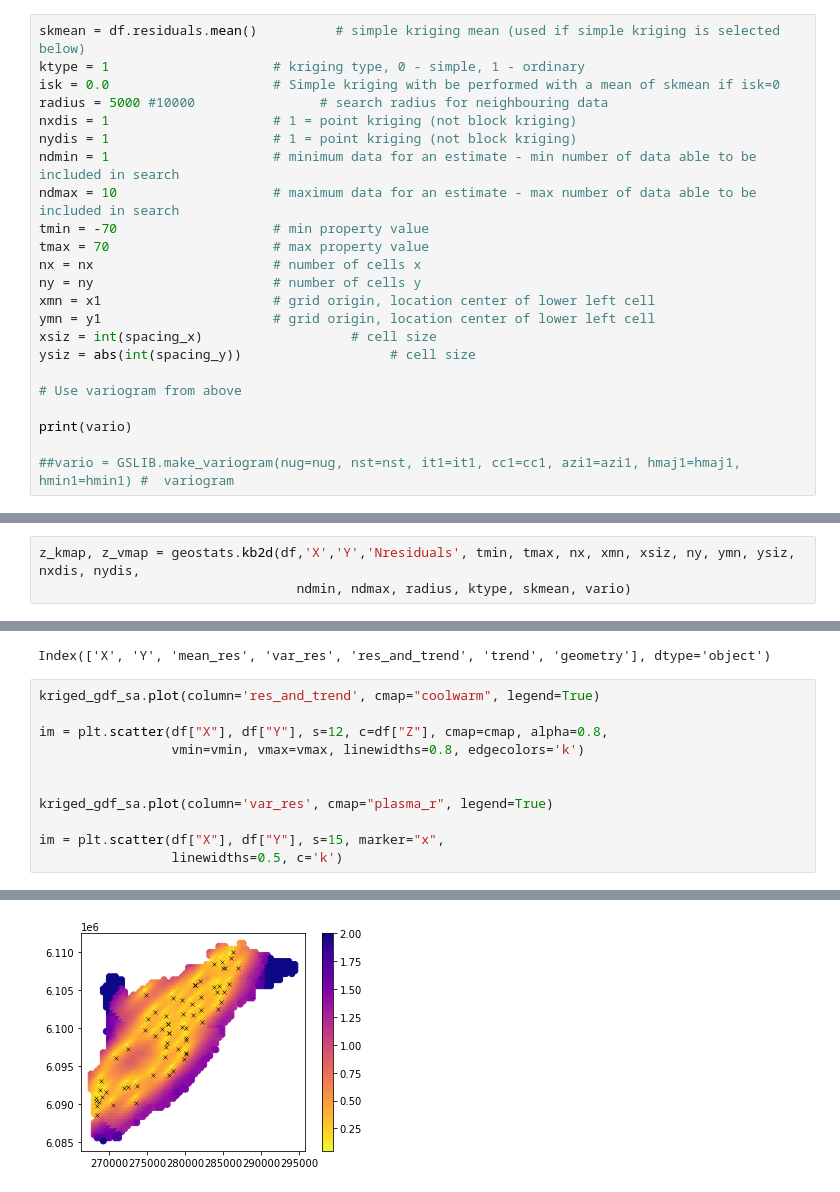
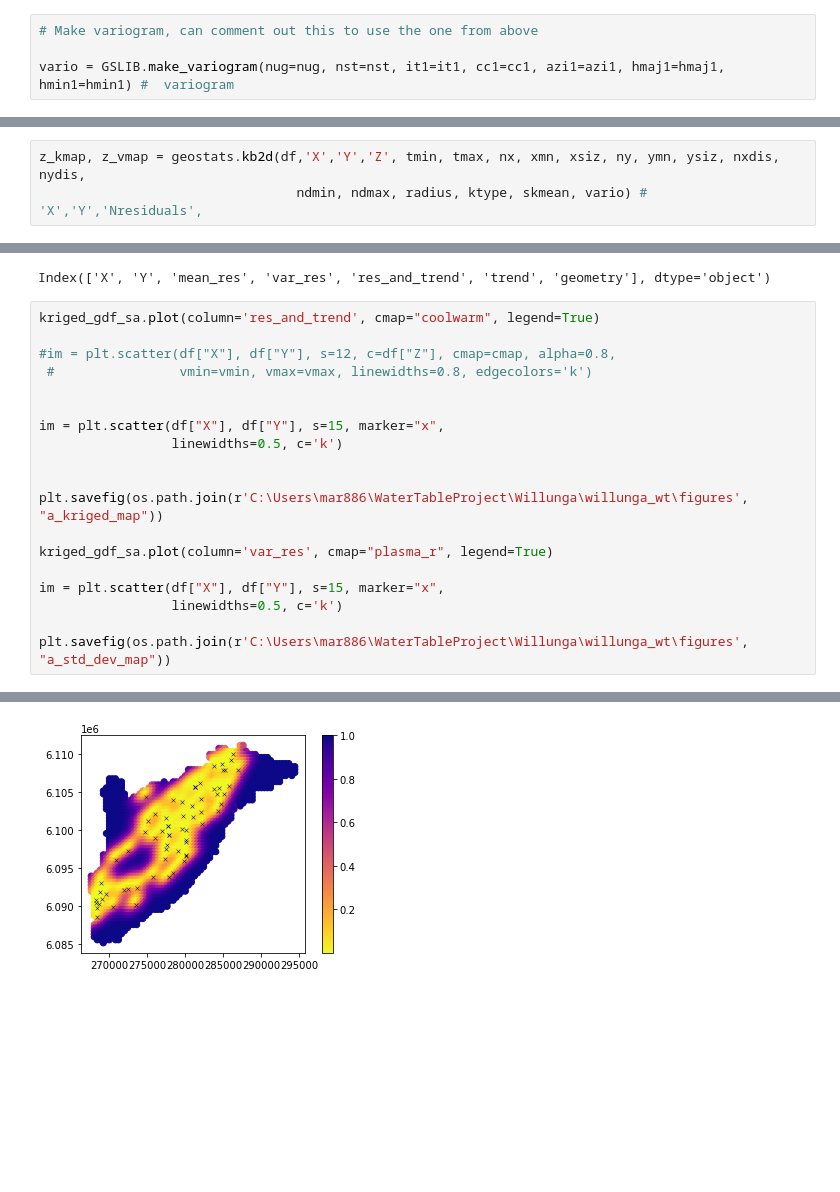
Before and after one commit to sarahkmarshall/willunga_wt, a Jupyter notebook: variogram_calculation.ipynb, the cells around one changed output, grey strips where cells are left out. Cells and saved outputs as stored; diff of their text form; blank space fills up the shorter version.

Commit message:
updated variogram script

```diff
--- a/variogram_calculation.ipynb
+++ b/variogram_calculation.ipynb
@@ -1429,23 +1425,4 @@ This is because of data in the same location - nested wells. Need to remove thes
 # %%
-skmean = df.residuals.mean()          # simple kriging mean (used if simple kriging is selected below)
-ktype = 1                     # kriging type, 0 - simple, 1 - ordinary
-isk = 0.0                     # Simple kriging with be performed with a mean of skmean if isk=0
-radius = 5000 #10000                # search radius for neighbouring data
-nxdis = 1                     # 1 = point kriging (not block kriging)
-nydis = 1                     # 1 = point kriging (not block kriging)
-ndmin = 1                     # minimum data for an estimate - min number of data able to be included in search
-ndmax = 10                    # maximum data for an estimate - max number of data able to be included in search
-tmin = -70                    # min property value
-tmax = 70                     # max property value
-nx = nx                       # number of cells x
-ny = ny                       # number of cells y
-xmn = x1                      # grid origin, location center of lower left cell
-ymn = y1                      # grid origin, location center of lower left cell
-xsiz = int(spacing_x)                   # cell size
-ysiz = abs(int(spacing_y))                   # cell size
+# Make variogram, can comment out this to use the one from above
 
-# Use variogram from above
-
-print(vario)
-
-##vario = GSLIB.make_variogram(nug=nug, nst=nst, it1=it1, cc1=cc1, azi1=azi1, hmaj1=hmaj1, hmin1=hmin1) #  variogram
+vario = GSLIB.make_variogram(nug=nug, nst=nst, it1=it1, cc1=cc1, azi1=azi1, hmaj1=hmaj1, hmin1=hmin1) #  variogram
@@ -1456,6 +1431,6 @@ Plot the kriged distributions
 # %%
 #df['residuals'].describe()
 # %%
-z_kmap, z_vmap = geostats.kb2d(df,'X','Y','Nresiduals', tmin, tmax, nx, xmn, xsiz, ny, ymn, ysiz, nxdis, nydis,
-                                 ndmin, ndmax, radius, ktype, skmean, vario)
+z_kmap, z_vmap = geostats.kb2d(df,'X','Y','Z', tmin, tmax, nx, xmn, xsiz, ny, ymn, ysiz, nxdis, nydis,
+                                 ndmin, ndmax, radius, ktype, skmean, vario) # 'X','Y','Nresiduals',
 # %% [output]
@@ -1673,12 +1636,20 @@ Index(['X', 'Y', 'mean_res', 'var_res', 'res_and_trend', 'trend', 'geometry'], d
 # %%
 kriged_gdf_sa.plot(column='res_and_trend', cmap="coolwarm", legend=True)
 
-im = plt.scatter(df["X"], df["Y"], s=12, c=df["Z"], cmap=cmap, alpha=0.8,
-                 vmin=vmin, vmax=vmax, linewidths=0.8, edgecolors='k')
+#im = plt.scatter(df["X"], df["Y"], s=12, c=df["Z"], cmap=cmap, alpha=0.8,
+ #                vmin=vmin, vmax=vmax, linewidths=0.8, edgecolors='k')
 
+
+im = plt.scatter(df["X"], df["Y"], s=15, marker="x",
+                 linewidths=0.5, c='k')
+
+
+plt.savefig(os.path.join(r'C:\Users\mar886\WaterTableProject\Willunga\willunga_wt\figures', "a_kriged_map"))
 
 kriged_gdf_sa.plot(column='var_res', cmap="plasma_r", legend=True)
 
 im = plt.scatter(df["X"], df["Y"], s=15, marker="x",
                  linewidths=0.5, c='k')
+
+plt.savefig(os.path.join(r'C:\Users\mar886\WaterTableProject\Willunga\willunga_wt\figures', "a_std_dev_map"))
 # %% [output]
@@ -1686 +1657 @@ im = plt.scatter(df["X"], df["Y"], s=15, marker="x",
-[figure, old version]
+[figure, new version]
```
Also changed, not shown: parts of 83 cells of this notebook.
